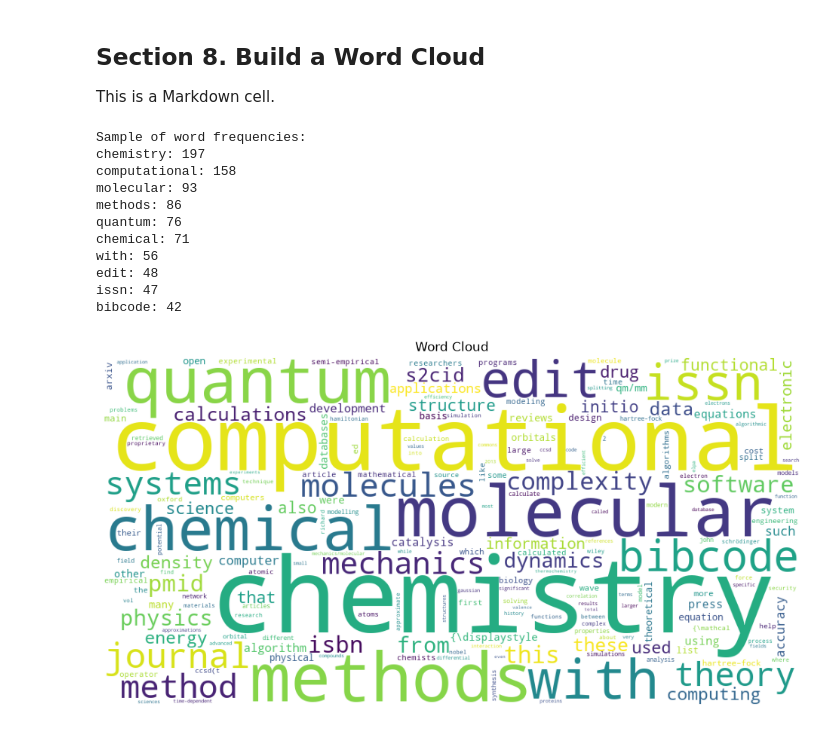
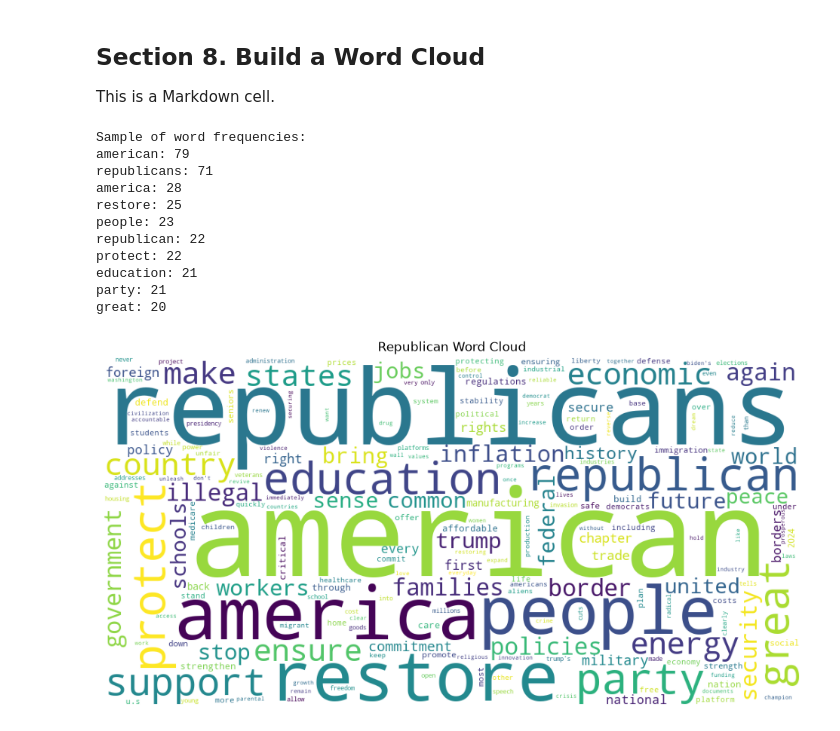
Before and after one commit to ajaneh/nlp-01-getting-started-custom, a Jupyter notebook: notebooks/web_words_heyert.ipynb, the cells around one changed output. Drawn from its saved outputs; the diff is of its cells as text; code cells hidden in the pictures.

```diff
--- a/notebooks/web_words_heyert.ipynb
+++ b/notebooks/web_words_heyert.ipynb
@@ -98,0 +80,9 @@ HTML parsed successfully.
+# %%
+page_text: dict[str, str] = {}
+
+for name, page_html in pages.items():
+    soup = BeautifulSoup(page_html, "lxml")
+    page_text[name] = soup.get_text(" ", strip=True)
+
+    print(f"{name}: extracted {len(page_text[name]):,} characters")
+    print(page_text[name][:500])  # Preview the start
@@ -106,10 +101,7 @@ This is a Markdown cell.
 # Extract visible text from the page with get_text() method.
 # separator=" " inserts spaces between chunks of text.
 # strip=True removes leading and trailing whitespace.
-text: str = soup.get_text(separator=" ", strip=True)
-
-# Use [0:1000] to show only the first 1000 characters of the text.
-# Or [:1000] gives the same result, since the start index defaults to 0.
-print("First 1000 characters of extracted text:")
-print(text[:1000])
+for name, text in page_text.items():
+    print(f"{name}: extracted {len(text):,} characters")
+    print(text[:1000])  # Preview the start
 # %% [output]
@@ -150,13 +191,18 @@ This is a Markdown cell.
 # has a more modern API, and the concepts are similar.
 
 # Create a Polars DataFrame (df) with one row per word with a column named "word".
-df: pl.DataFrame = pl.DataFrame({"word": clean_words})
+# Give each party it's own DataFrame for clarity.
+df_dict: dict[str, pl.DataFrame] = {}
+for name, words in clean_words.items():
+    df_dict[name] = pl.DataFrame({"word": words})
 
 # Group by word, count occurrences, and sort from most common to least common.
 # This is a powerful pattern for counting and summarizing data in Polars.
 # Function chain: group_by() -> len() -> sort()
-freq_df: pl.DataFrame = df.group_by("word").len().sort("len", descending=True)
+republican_freq_df: pl.DataFrame = (
+    df_dict["Republican"].group_by("word").len().sort("len", descending=True)
+)
 
-print("Top 20 most frequent words:")
-print(freq_df.head(20))
+print("Top 20 most frequent words Republican speech:")
+print(republican_freq_df.head(20))
 # %% [output]
@@ -220,44 +277,47 @@ This is a Markdown cell.
 # %%
 # Section 8 Python cell
 
 # For this, we want a Python dictionary
 # mapping words to their frequencies.
 # We can use the zip() function to combine the "word" and "len" columns into a dictionary.
 # First, convert the frequency dfs to lists with to_list(),
 # then zip() them together into a dictionary.
 # strict=True ensures both lists are the same length.
-freq_dict: dict[str, int] = dict(
-    zip(freq_df["word"].to_list(), freq_df["len"].to_list(), strict=True)
-)
+def extract_frequencies(freq_df):
+    """Extract method so we can use it for both parties."""
+    return dict(zip(freq_df["word"].to_list(), freq_df["len"].to_list(), strict=True))
+
+
+freq_dict: dict[str, int] = extract_frequencies(republican_freq_df)
 print("Sample of word frequencies:")
 for word, freq in list(freq_dict.items())[:10]:
     print(f"{word}: {freq}")
 
 # Build a word cloud where larger words occur more frequently in the text.
 # Set width and height in pixels and set the background color.
 wc: WordCloud = WordCloud(width=1000, height=500, background_color="white")
 
 # Generate the word cloud from the frequency dictionary.
 wc.generate_from_frequencies(freq_dict)
 
 # Set the figure size in inches
 plt.figure(figsize=(12, 6))
 
 # Display the word cloud image with imshow() and turn off axes for a cleaner look.
 plt.imshow(wc)
 plt.axis("off")
-plt.title("Word Cloud")
+plt.title("Republican Word Cloud")
 plt.show()
 # %% [output]
 Sample of word frequencies:
-chemistry: 197
-computational: 158
-molecular: 93
-methods: 86
-quantum: 76
-chemical: 71
-with: 56
-edit: 48
-issn: 47
-bibcode: 42
+american: 79
+republicans: 71
+america: 28
+restore: 25
+people: 23
+republican: 22
+protect: 22
+education: 21
+party: 21
+great: 20
-[figure, old version]
+[figure, new version]
```
Also changed, not shown: parts of 12 cells of this notebook, 5 other files.
